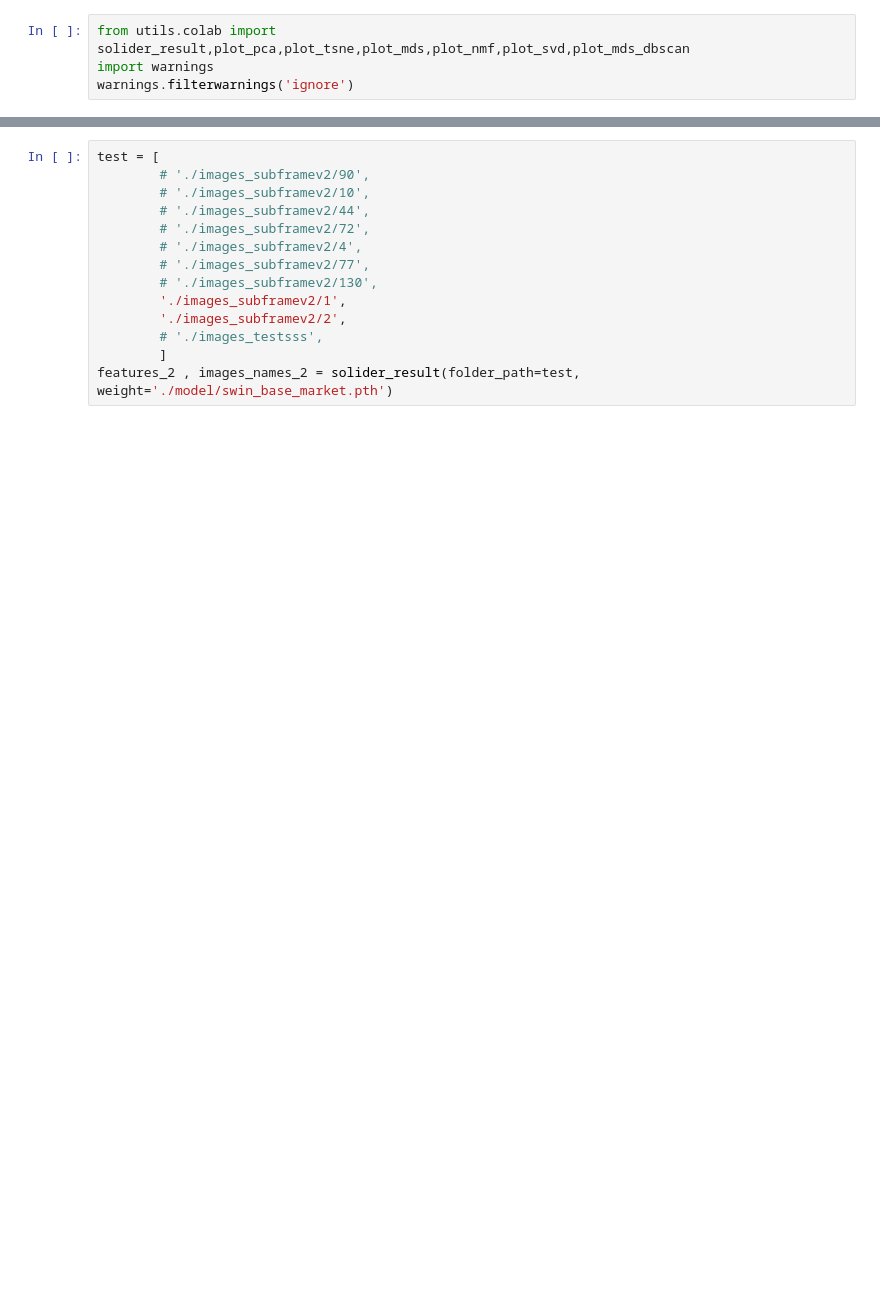
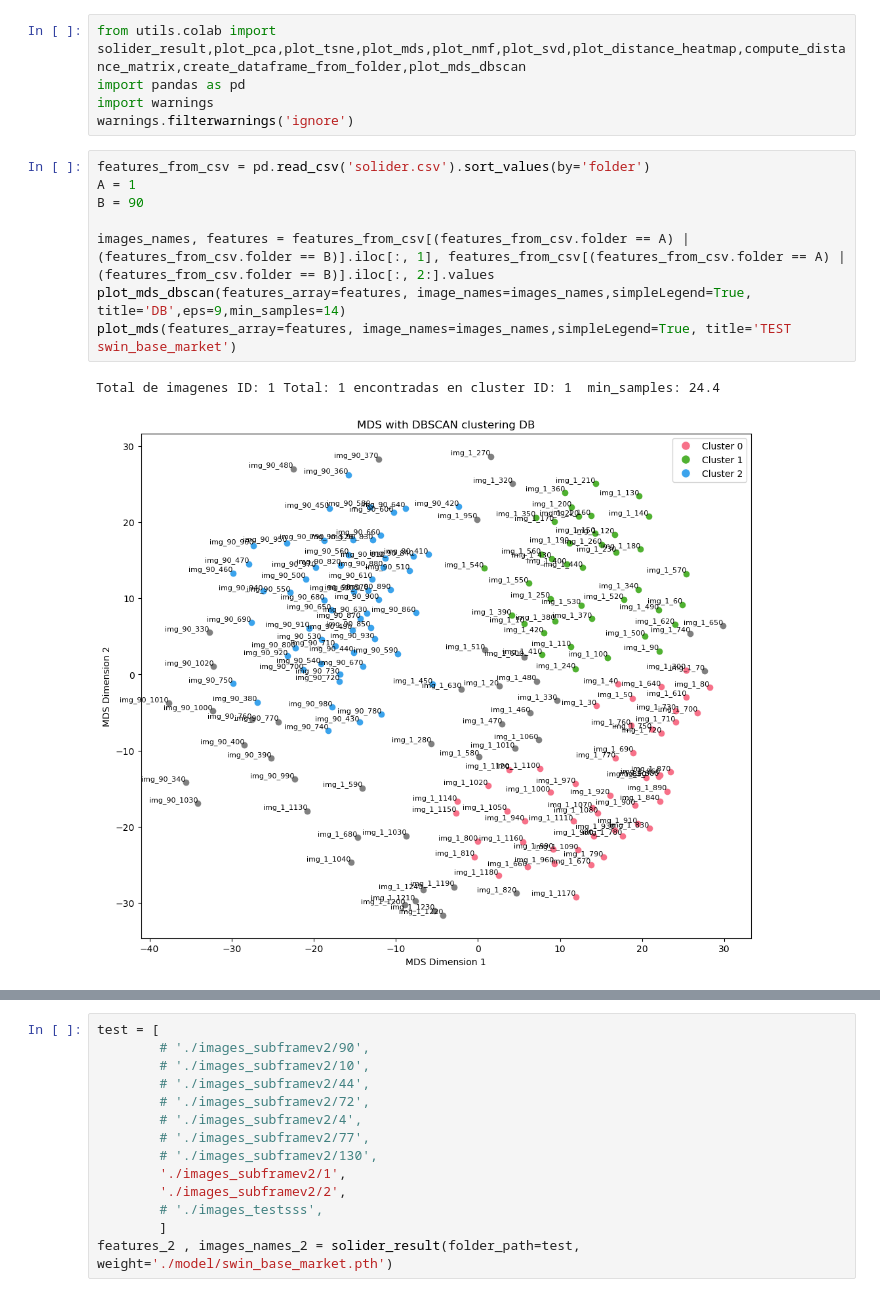
Before and after one commit to dunz21/solider-reid, a Jupyter notebook: plot.ipynb, the cells around one changed output, grey strips where cells are left out. Saved outputs shown, nothing was run; the diff lists cells and outputs as text; blank space fills up the shorter version.

```diff
--- a/plot.ipynb
+++ b/plot.ipynb
@@ -1,4 +1,16 @@
 # %%
-from utils.colab import solider_result,plot_pca,plot_tsne,plot_mds,plot_nmf,plot_svd,plot_mds_dbscan
+from utils.colab import solider_result,plot_pca,plot_tsne,plot_mds,plot_nmf,plot_svd,plot_distance_heatmap,compute_distance_matrix,create_dataframe_from_folder,plot_mds_dbscan
+import pandas as pd
 import warnings
 warnings.filterwarnings('ignore')
+# %%
+features_from_csv = pd.read_csv('solider.csv').sort_values(by='folder')
+A = 1
+B = 90
+
+images_names, features = features_from_csv[(features_from_csv.folder == A) | (features_from_csv.folder == B)].iloc[:, 1], features_from_csv[(features_from_csv.folder == A) | (features_from_csv.folder == B)].iloc[:, 2:].values
+plot_mds_dbscan(features_array=features, image_names=images_names,simpleLegend=True, title='DB',eps=9,min_samples=14)
+plot_mds(features_array=features, image_names=images_names,simpleLegend=True, title='TEST swin_base_market')
+# %% [output]
+Total de imagenes ID: 1 Total: 1 encontradas en cluster ID: 1  min_samples: 24.4
+[figure, added]
```
Also changed, not shown: parts of 10 cells of this notebook, 2 other files.
